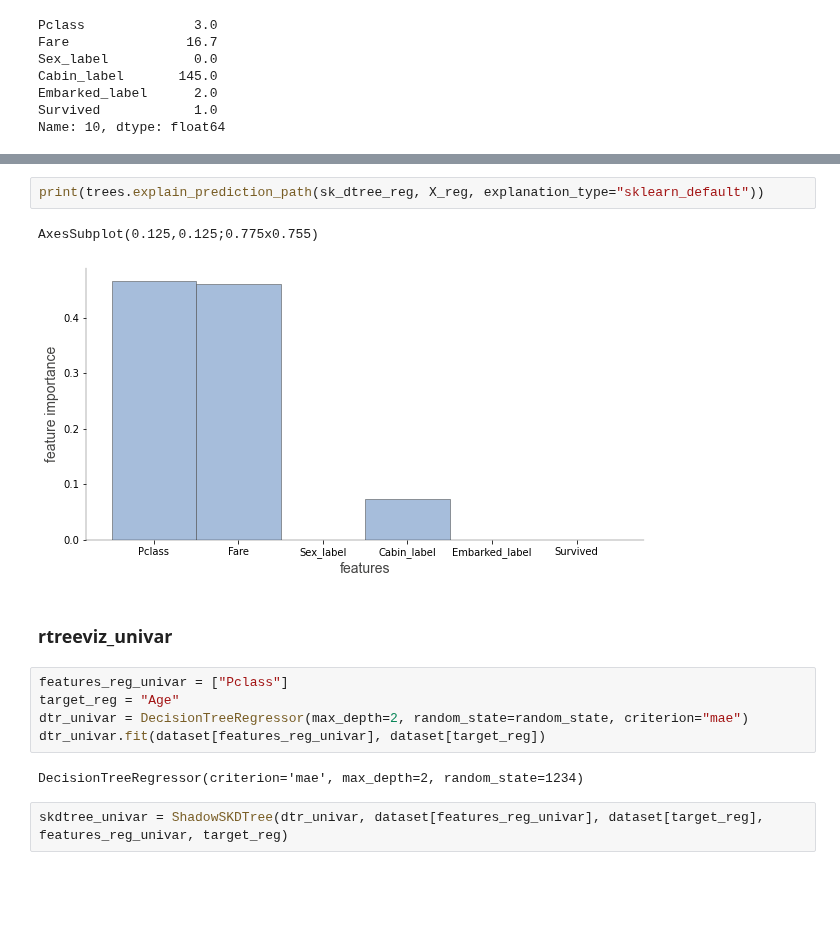
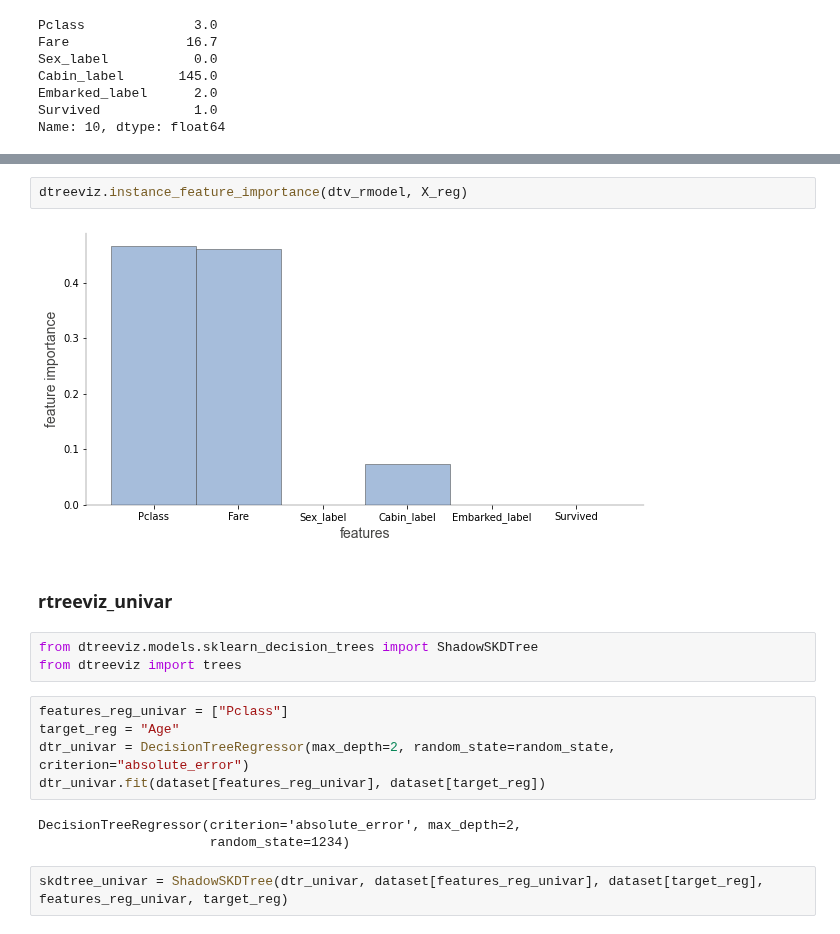
Before and after one commit to parrt/dtreeviz, a Jupyter notebook: notebooks/dtreeviz_sklearn_visualisations.ipynb, the cells around one changed output, grey strips where cells are left out. Saved outputs shown, nothing was run; the diff lists cells and outputs as text; blank space fills up the shorter version.

Commit message:
Change sklearn notebook

```diff
--- a/notebooks/dtreeviz_sklearn_visualisations.ipynb
+++ b/notebooks/dtreeviz_sklearn_visualisations.ipynb
@@ -271,16 +222,19 @@ trees.explain_prediction_path(tree_regressor, X_reg, feature_names=features_reg,
-# %%
-print(trees.explain_prediction_path(sk_dtree_reg, X_reg, explanation_type="sklearn_default"))
-# %% [output]
-AxesSubplot(0.125,0.125;0.775x0.755)
-[figure, removed]
+# %%
+dtreeviz.instance_feature_importance(dtv_rmodel, X_reg)
+# %% [output]
+[figure, added]
 # %% [markdown]
 ### rtreeviz_univar
+# %%
+from dtreeviz.models.sklearn_decision_trees import ShadowSKDTree
+from dtreeviz import trees
 # %%
 features_reg_univar = ["Pclass"]
 target_reg = "Age"
-dtr_univar = DecisionTreeRegressor(max_depth=2, random_state=random_state, criterion="mae")
+dtr_univar = DecisionTreeRegressor(max_depth=2, random_state=random_state, criterion="absolute_error")
 dtr_univar.fit(dataset[features_reg_univar], dataset[target_reg])
 # %% [output]
-DecisionTreeRegressor(criterion='mae', max_depth=2, random_state=1234)
+DecisionTreeRegressor(criterion='absolute_error', max_depth=2,
+                      random_state=1234)
 # %%
 skdtree_univar = ShadowSKDTree(dtr_univar, dataset[features_reg_univar], dataset[target_reg], features_reg_univar, target_reg)
```
Also changed, not shown: parts of 52 cells of this notebook, 1 other file.
